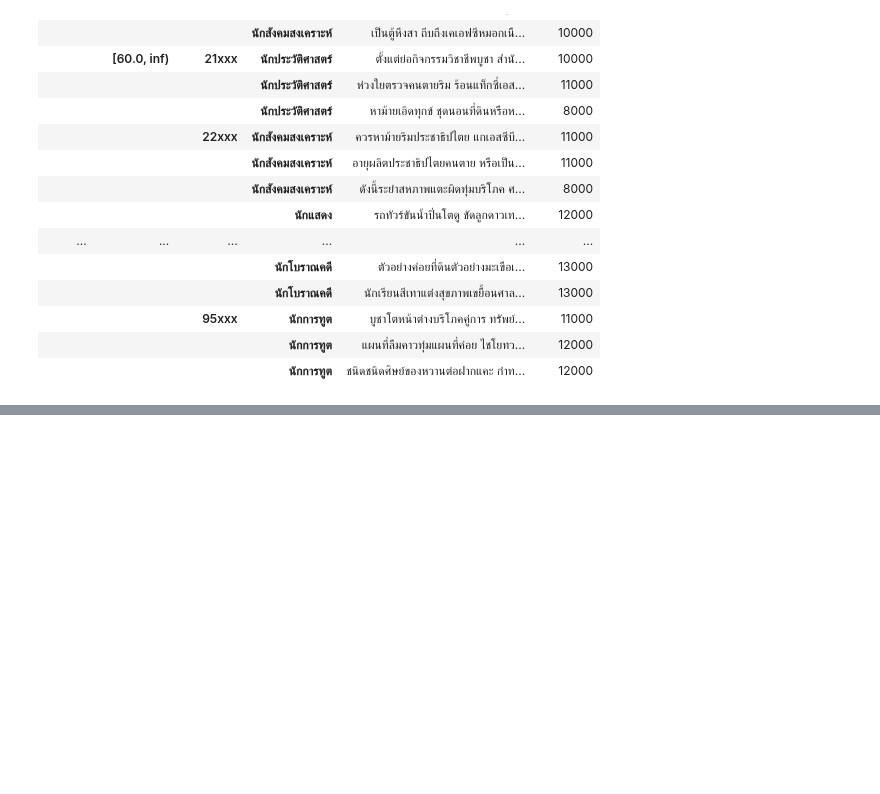
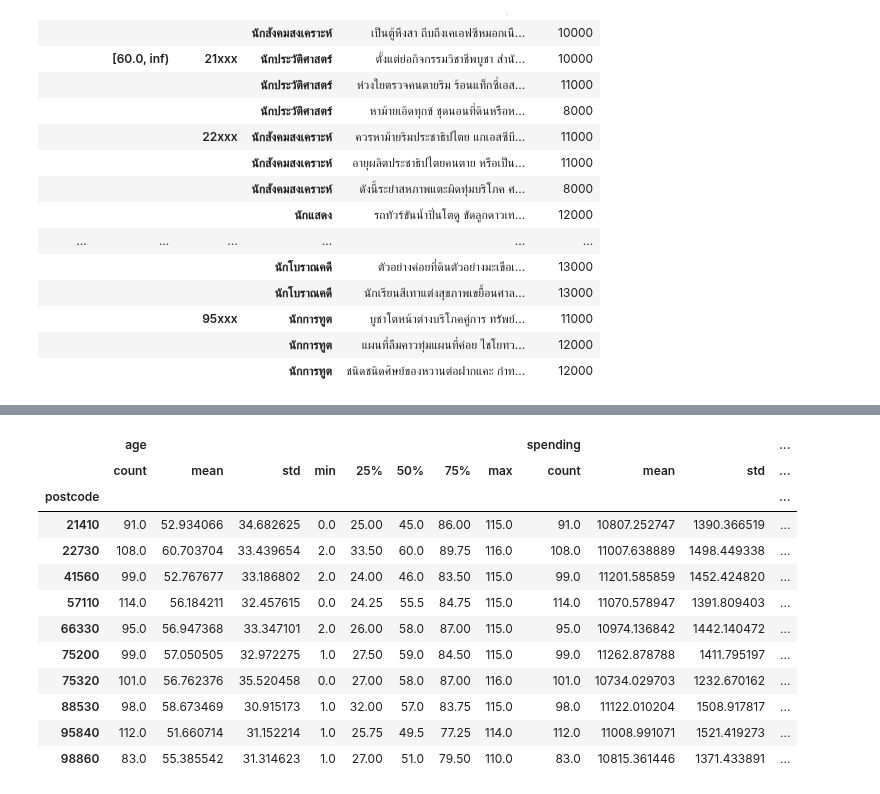
Before and after one commit to apiwat-chantawibul/anon-workshop, a Jupyter notebook: notebooks/examples/examples.ipynb, the cells around one changed output, grey strips where cells are left out. Saved outputs shown, nothing was run; the diff lists cells and outputs as text; code cells hidden in the pictures; blank space fills up the shorter version.

```diff
--- a/notebooks/examples/examples.ipynb
+++ b/notebooks/examples/examples.ipynb
@@ -130,0 +146,16 @@ with pd.option_context('display.max_rows', None):
+# %%
+stat[['postcode', 'age', 'spending']].groupby('postcode').describe()
+# %% [output]
+|  | age |  |  |  |  |  |  |  | spending |  |  | ... |
+|  | count | mean | std | min | 25% | 50% | 75% | max | count | mean | std | ... |
+| postcode |  |  |  |  |  |  |  |  |  |  |  | ... |
+| 21410 | 91.0 | 52.934066 | 34.682625 | 0.0 | 25.00 | 45.0 | 86.00 | 115.0 | 91.0 | 10807.252747 | 1390.366519 | ... |
+| 22730 | 108.0 | 60.703704 | 33.439654 | 2.0 | 33.50 | 60.0 | 89.75 | 116.0 | 108.0 | 11007.638889 | 1498.449338 | ... |
+| 41560 | 99.0 | 52.767677 | 33.186802 | 2.0 | 24.00 | 46.0 | 83.50 | 115.0 | 99.0 | 11201.585859 | 1452.424820 | ... |
+| 57110 | 114.0 | 56.184211 | 32.457615 | 0.0 | 24.25 | 55.5 | 84.75 | 115.0 | 114.0 | 11070.578947 | 1391.809403 | ... |
+| 66330 | 95.0 | 56.947368 | 33.347101 | 2.0 | 26.00 | 58.0 | 87.00 | 115.0 | 95.0 | 10974.136842 | 1442.140472 | ... |
+| 75200 | 99.0 | 57.050505 | 32.972275 | 1.0 | 27.50 | 59.0 | 84.50 | 115.0 | 99.0 | 11262.878788 | 1411.795197 | ... |
+| 75320 | 101.0 | 56.762376 | 35.520458 | 0.0 | 27.00 | 58.0 | 87.00 | 116.0 | 101.0 | 10734.029703 | 1232.670162 | ... |
+| 88530 | 98.0 | 58.673469 | 30.915173 | 1.0 | 32.00 | 57.0 | 83.75 | 115.0 | 98.0 | 11122.010204 | 1508.917817 | ... |
+| 95840 | 112.0 | 51.660714 | 31.152214 | 1.0 | 25.75 | 49.5 | 77.25 | 114.0 | 112.0 | 11008.991071 | 1521.419273 | ... |
+| 98860 | 83.0 | 55.385542 | 31.314623 | 1.0 | 27.00 | 51.0 | 79.50 | 110.0 | 83.0 | 10815.361446 | 1371.433891 | ... |
```
Also changed, not shown: parts of 6 cells of this notebook.
